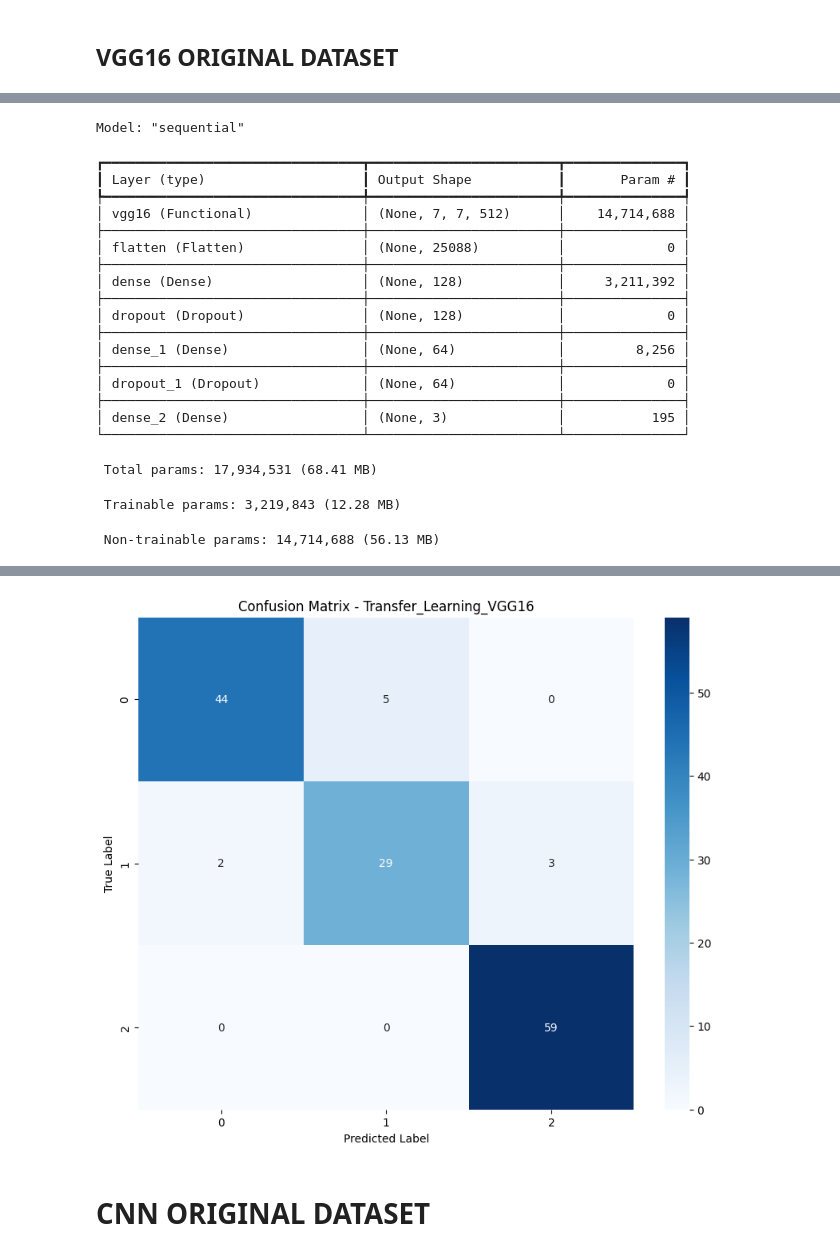
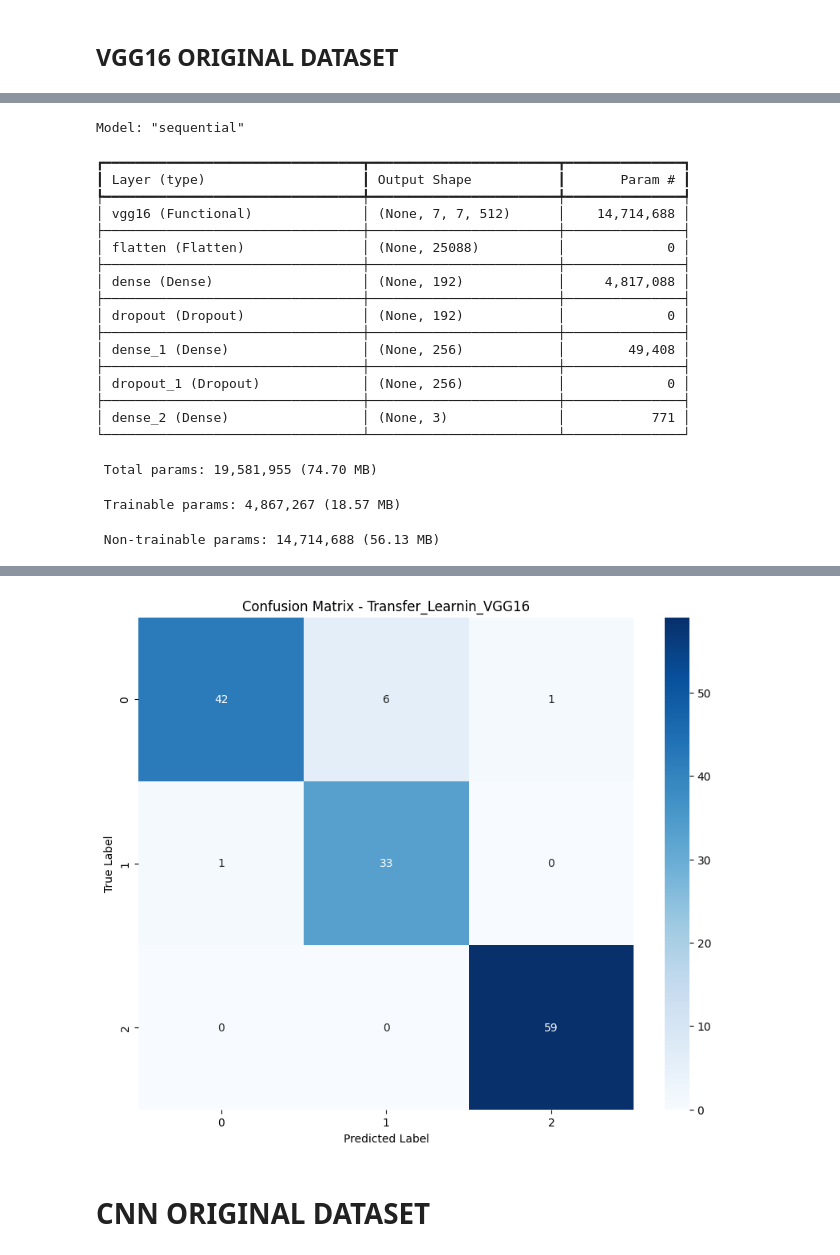
Before and after one commit to RAVIAPTISWETHA/-Deep-Learning-Applications-in-Heart-Diseases-Using-ECG-Signals, a Jupyter notebook: Version1_DLA_Heart_Diseases_using_ECG_Images_OD.ipynb, the cells around one changed output, grey strips where cells are left out. Cells and saved outputs as stored; diff of their text form; code cells hidden in the pictures.

```diff
--- a/Version1_DLA_Heart_Diseases_using_ECG_Images_OD.ipynb
+++ b/Version1_DLA_Heart_Diseases_using_ECG_Images_OD.ipynb
@@ -170,7 +174,7 @@ Label Encoding: {'Abnormal heartbeat': 0, 'History of MI': 1, 'Normal Person': 2
 # %% [markdown]
 ## VGG16
 # %%
-def create_transfer_learning_model(hp):
+def create_transfer_learning_model(hp,num_classes):
     base_model = VGG16(
         weights='imagenet',
         include_top=False,
@@ -255,14 +334,14 @@ def create_custom_cnn_model(hp):
 # %%
 def train_test_model(model_func, model_name, X_train, X_test, y_train, y_test):
     print(f"\n{'='*50}")
-    print(f"Training and Evaluating {model_name}")
+    print(f"Starting training and Evaluating for  {model_name}")
     print(f"{'='*50}")
     num_classes = len(np.unique(y_train))
     y_train_cat = to_categorical(y_train, num_classes=num_classes)
     y_test_cat = to_categorical(y_test, num_classes=num_classes)
-    print("\nPerforming Hyperparameter Tuning...")
+    print("\nStarting Hyperparameter Tuning...")
     tuner = RandomSearch(
-        model_func,
+        lambda hp: model_func(hp, num_classes),
         objective='val_accuracy',
         max_trials=5,
         executions_per_trial=1,
@@ -274,21 +353,21 @@ def train_test_model(model_func, model_name, X_train, X_test, y_train, y_test):
         X_train, y_train_cat,
         epochs=20,
         validation_split=0.2,
-        verbose=1
+        verbose=1,
     )
     best_hps = tuner.get_best_hyperparameters(1)[0]
-    print("\nBest Hyperparameters:")
+    print("\nSelected Best Hyperparameters:")
     for param, value in best_hps.values.items():
         print(f"{param}: {value}")
     best_model = tuner.get_best_models(1)[0]
     print("\nModel Architecture:")
     best_model.summary()
-    print("\nTraining Model with Best Hyperparameters...")
+    print("\nTraining Model using Best Hyperparameters...")
     history = best_model.fit(
         X_train, y_train_cat,
         epochs=40,
         validation_split=0.2,
-        verbose=1
+        verbose=1,
     )
     print("\nEvaluating Model Performance...")
     y_pred = best_model.predict(X_test)
@@ -297,7 +376,7 @@ def train_test_model(model_func, model_name, X_train, X_test, y_train, y_test):
     accuracy = accuracy_score(y_test_classes, y_pred_classes)
     f1 = f1_score(y_test_classes, y_pred_classes, average='weighted')
     roc_auc = roc_auc_score(y_test_cat, y_pred, multi_class='ovr', average='weighted')
-    print("\nModel Performance Metrics:")
+    print("\nEvaluation Metrics for the model:")
     print(f"Test Accuracy: {accuracy:.4f}")
     print(f"F1 Score: {f1:.4f}")
     print(f"ROC AUC Score: {roc_auc:.4f}")
@@ -316,7 +395,7 @@ def train_test_model(model_func, model_name, X_train, X_test, y_train, y_test):
 print("\nProcessing Transfer Learning Model...")
 transfer_model, transfer_history = train_test_model(
     create_transfer_learning_model,
-    "Transfer_Learning_VGG16",
+    "Transfer_Learnin_VGG16",
     X_train, X_test,
     y_train, y_test
 )
@@ -343,16 +422,16 @@ Model: "sequential"
 ├─────────────────────────────────┼────────────────────────┼───────────────┤
 │ flatten (Flatten)               │ (None, 25088)          │             0 │
 ├─────────────────────────────────┼────────────────────────┼───────────────┤
-│ dense (Dense)                   │ (None, 128)            │     3,211,392 │
+│ dense (Dense)                   │ (None, 192)            │     4,817,088 │
 ├─────────────────────────────────┼────────────────────────┼───────────────┤
-│ dropout (Dropout)               │ (None, 128)            │             0 │
+│ dropout (Dropout)               │ (None, 192)            │             0 │
 ├─────────────────────────────────┼────────────────────────┼───────────────┤
-│ dense_1 (Dense)                 │ (None, 64)             │         8,256 │
+│ dense_1 (Dense)                 │ (None, 256)            │        49,408 │
 ├─────────────────────────────────┼────────────────────────┼───────────────┤
-│ dropout_1 (Dropout)             │ (None, 64)             │             0 │
+│ dropout_1 (Dropout)             │ (None, 256)            │             0 │
 ├─────────────────────────────────┼────────────────────────┼───────────────┤
-│ dense_2 (Dense)                 │ (None, 3)              │           195 │
+│ dense_2 (Dense)                 │ (None, 3)              │           771 │
 └─────────────────────────────────┴────────────────────────┴───────────────┘
- Total params: 17,934,531 (68.41 MB)
+ Total params: 19,581,955 (74.70 MB)
- Trainable params: 3,219,843 (12.28 MB)
+ Trainable params: 4,867,267 (18.57 MB)
  Non-trainable params: 14,714,688 (56.13 MB)
@@ -376,4 +455,4 @@ ROC AUC Score: 0.9842
-[figure, old version]
+[figure, new version]
 # %% [markdown]
 # CNN ORIGINAL DATASET
 # %%
```
Also changed, not shown: parts of 13 cells of this notebook.
